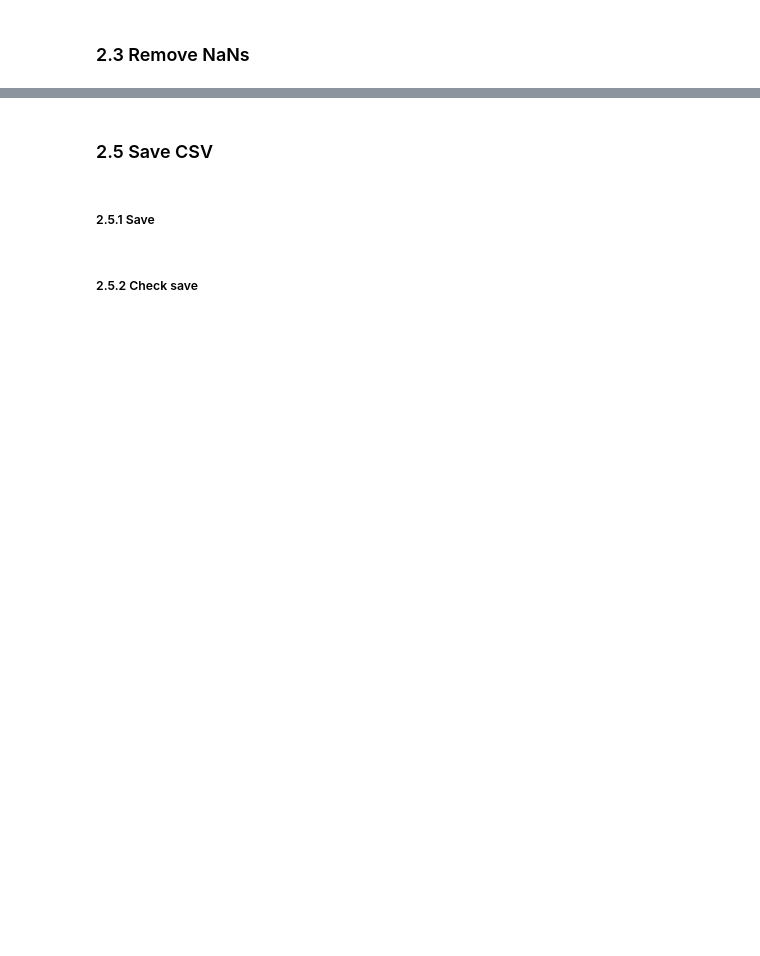
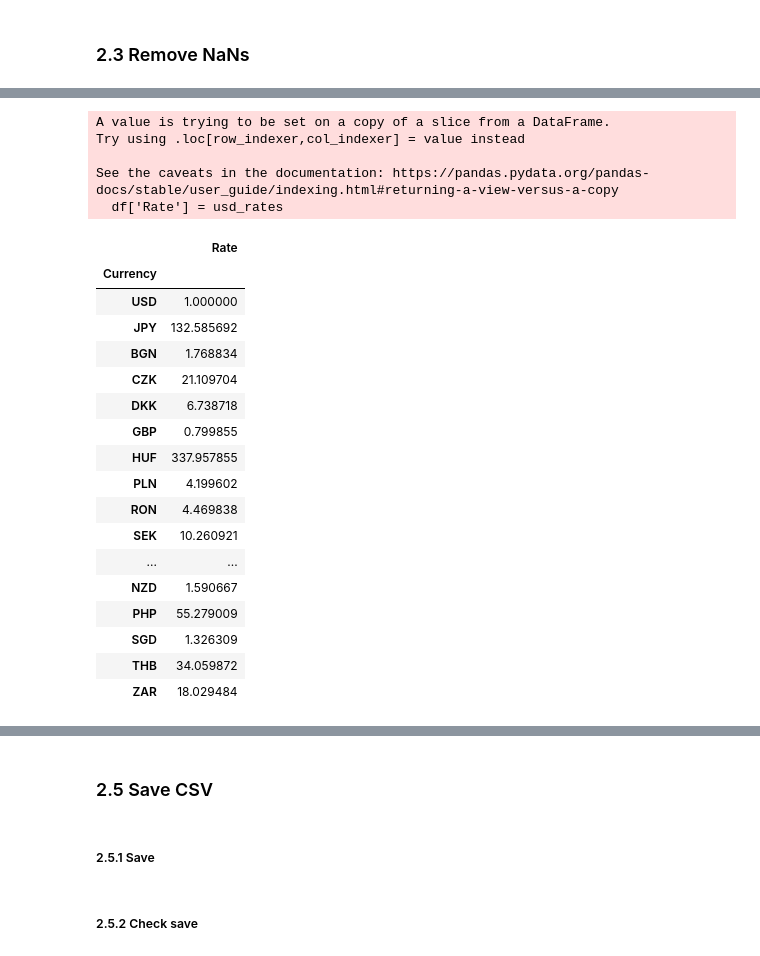
Before and after one commit to Luk-kar/DS_salaries_project, a Jupyter notebook: _002_data_cleaning_socioeconomic.ipynb, the cells around one changed output, grey strips where cells are left out. Cells and saved outputs as stored; diff of their text form; code cells hidden in the pictures; blank space fills up the shorter version.

```diff
--- a/_002_data_cleaning_socioeconomic.ipynb
+++ b/_002_data_cleaning_socioeconomic.ipynb
@@ -107,0 +131,32 @@ df.shape
+# %%
+usd_rates = df['Rate'] / df.loc['USD']['Rate']
+
+usd_rates.loc['EUR']  = 1 / df.loc['USD']['Rate']
+
+df['Rate'] = usd_rates
+
+df
+# %% [output]
+A value is trying to be set on a copy of a slice from a DataFrame.
+Try using .loc[row_indexer,col_indexer] = value instead
+
+See the caveats in the documentation: https://pandas.pydata.org/pandas-docs/stable/user_guide/indexing.html#returning-a-view-versus-a-copy
+  df['Rate'] = usd_rates
+|  | Rate |
+| Currency |  |
+| USD | 1.000000 |
+| JPY | 132.585692 |
+| BGN | 1.768834 |
+| CZK | 21.109704 |
+| DKK | 6.738718 |
+| GBP | 0.799855 |
+| HUF | 337.957855 |
+| PLN | 4.199602 |
+| RON | 4.469838 |
+| SEK | 10.260921 |
+| ... | ... |
+| NZD | 1.590667 |
+| PHP | 55.279009 |
+| SGD | 1.326309 |
+| THB | 34.059872 |
+| ZAR | 18.029484 |
```
Also changed, not shown: parts of 27 cells of this notebook, 11 other files.
